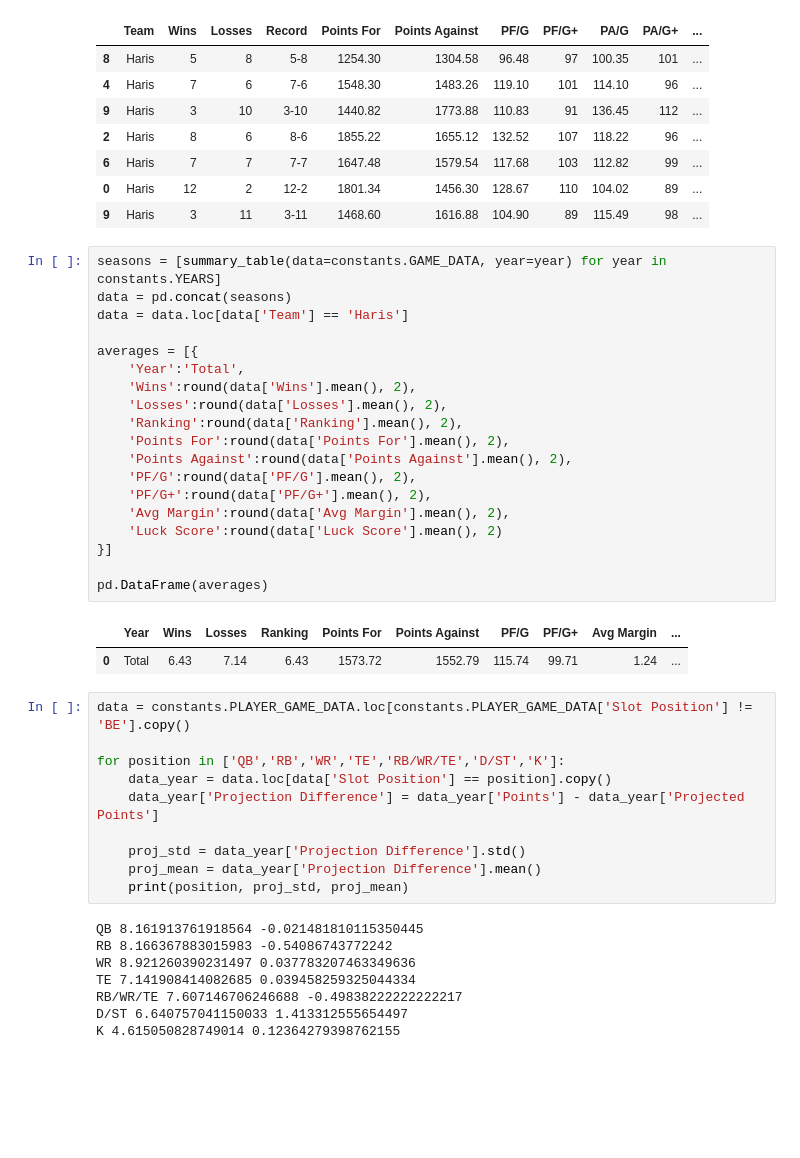
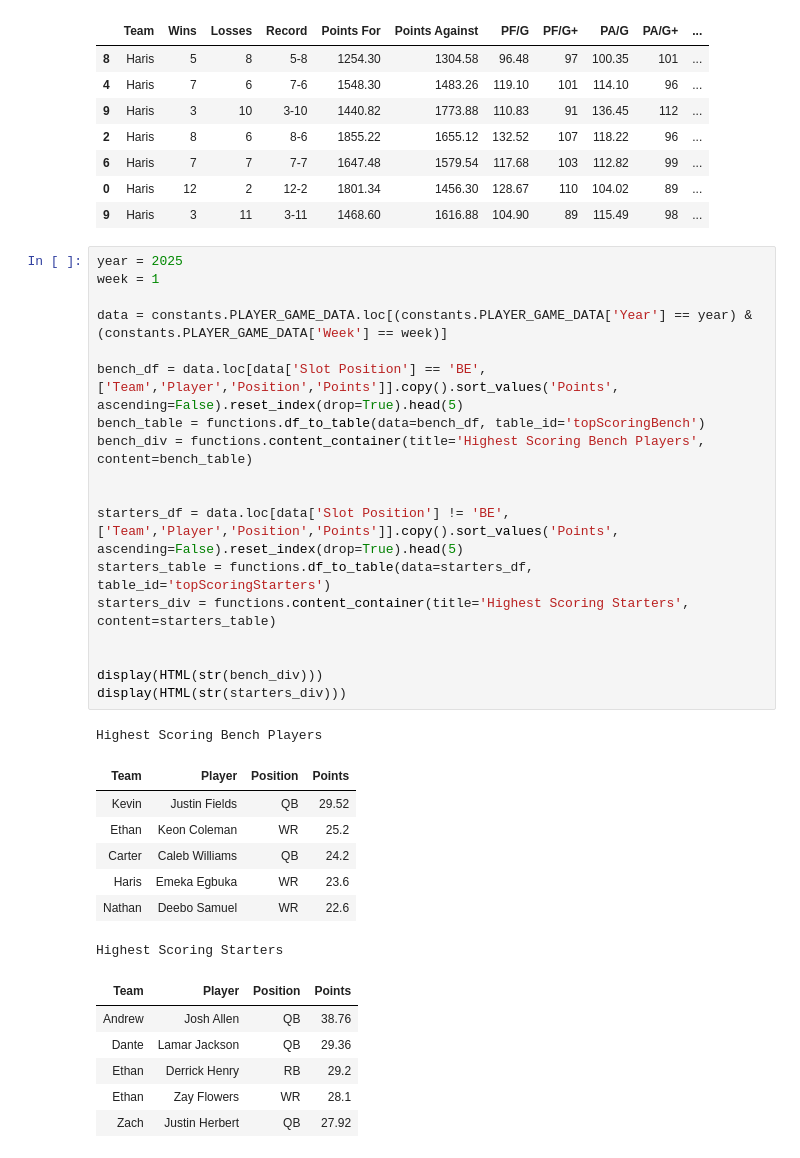
Before and after one commit to serdarevichar8/fantasy-football-website, a Jupyter notebook: fantasy-football-data.ipynb, the cells around one changed output. Cells and saved outputs as stored; diff of their text form; blank space fills up the shorter version.

Commit message:
Added weekly summary on home page
On the home page now there will be a brief summary of the previous week. Currently shows:
 - Top performing bench players
 - Top performing players

```diff
--- a/fantasy-football-data.ipynb
+++ b/fantasy-football-data.ipynb
@@ -549,42 +677,35 @@ averages = {
 | 0 | Haris | 12 | 2 | 12-2 | 1801.34 | 1456.30 | 128.67 | 110 | 104.02 | 89 | ... |
 | 9 | Haris | 3 | 11 | 3-11 | 1468.60 | 1616.88 | 104.90 | 89 | 115.49 | 98 | ... |
 # %%
-seasons = [summary_table(data=constants.GAME_DATA, year=year) for year in constants.YEARS]
-data = pd.concat(seasons)
-data = data.loc[data['Team'] == 'Haris']
+year = 2025
+week = 1
 
-averages = [{
-    'Year':'Total',
-    'Wins':round(data['Wins'].mean(), 2),
-    'Losses':round(data['Losses'].mean(), 2),
-    'Ranking':round(data['Ranking'].mean(), 2),
-    'Points For':round(data['Points For'].mean(), 2),
-    'Points Against':round(data['Points Against'].mean(), 2),
-    'PF/G':round(data['PF/G'].mean(), 2),
-    'PF/G+':round(data['PF/G+'].mean(), 2),
-    'Avg Margin':round(data['Avg Margin'].mean(), 2),
-    'Luck Score':round(data['Luck Score'].mean(), 2)
-}]
+data = constants.PLAYER_GAME_DATA.loc[(constants.PLAYER_GAME_DATA['Year'] == year) & (constants.PLAYER_GAME_DATA['Week'] == week)]
 
-pd.DataFrame(averages)
+bench_df = data.loc[data['Slot Position'] == 'BE', ['Team','Player','Position','Points']].copy().sort_values('Points', ascending=False).reset_index(drop=True).head(5)
+bench_table = functions.df_to_table(data=bench_df, table_id='topScoringBench')
+bench_div = functions.content_container(title='Highest Scoring Bench Players', content=bench_table)
+
+
+starters_df = data.loc[data['Slot Position'] != 'BE', ['Team','Player','Position','Points']].copy().sort_values('Points', ascending=False).reset_index(drop=True).head(5)
+starters_table = functions.df_to_table(data=starters_df, table_id='topScoringStarters')
+starters_div = functions.content_container(title='Highest Scoring Starters', content=starters_table)
+
+
+display(HTML(str(bench_div)))
+display(HTML(str(starters_div)))
 # %% [output]
+Highest Scoring Bench Players
-|  | Year | Wins | Losses | Ranking | Points For | Points Against | PF/G | PF/G+ | Avg Margin | ... |
-| 0 | Total | 6.43 | 7.14 | 6.43 | 1573.72 | 1552.79 | 115.74 | 99.71 | 1.24 | ... |
+| Team | Player | Position | Points |
+| Kevin | Justin Fields | QB | 29.52 |
+| Ethan | Keon Coleman | WR | 25.2 |
+| Carter | Caleb Williams | QB | 24.2 |
+| Haris | Emeka Egbuka | WR | 23.6 |
+| Nathan | Deebo Samuel | WR | 22.6 |
+Highest Scoring Starters
+| Team | Player | Position | Points |
+| Andrew | Josh Allen | QB | 38.76 |
+| Dante | Lamar Jackson | QB | 29.36 |
+| Ethan | Derrick Henry | RB | 29.2 |
+| Ethan | Zay Flowers | WR | 28.1 |
+| Zach | Justin Herbert | QB | 27.92 |
-# %%
-data = constants.PLAYER_GAME_DATA.loc[constants.PLAYER_GAME_DATA['Slot Position'] != 'BE'].copy()
-
-for position in ['QB','RB','WR','TE','RB/WR/TE','D/ST','K']:
-    data_year = data.loc[data['Slot Position'] == position].copy()
-    data_year['Projection Difference'] = data_year['Points'] - data_year['Projected Points']
-
-    proj_std = data_year['Projection Difference'].std()
-    proj_mean = data_year['Projection Difference'].mean()
-    print(position, proj_std, proj_mean)
-# %% [output]
-QB 8.161913761918564 -0.021481810115350445
-RB 8.166367883015983 -0.54086743772242
-WR 8.921260390231497 0.037783207463349636
-TE 7.141908414082685 0.039458259325044334
-RB/WR/TE 7.607146706246688 -0.49838222222222217
-D/ST 6.640757041150033 1.413312555654497
-K 4.615050828749014 0.12364279398762155
```
Also changed, not shown: parts of 10 cells of this notebook, 3 other files.
